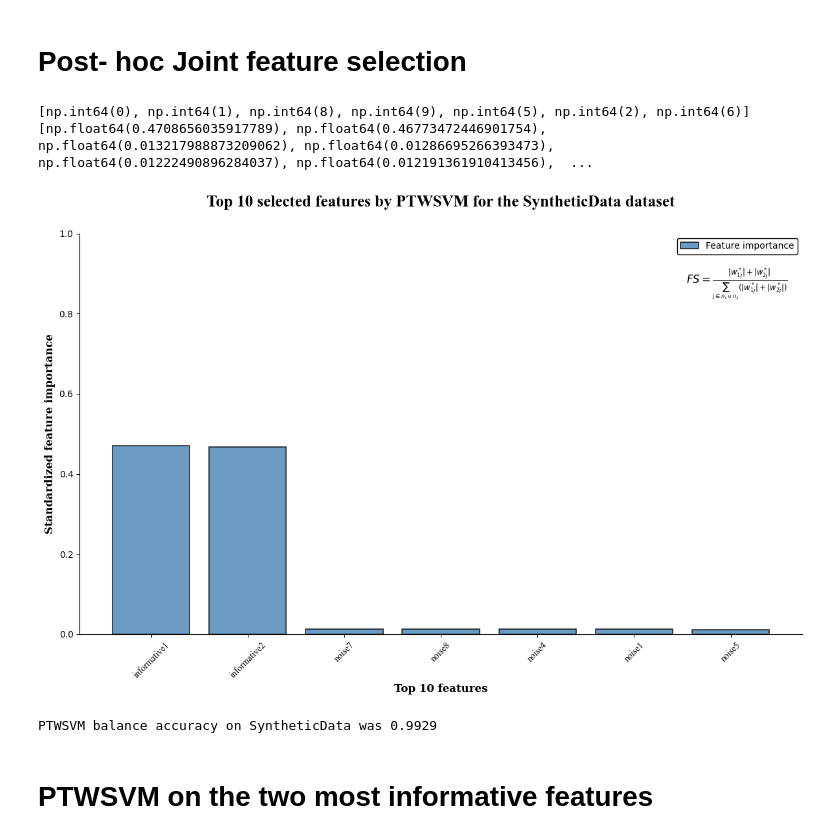
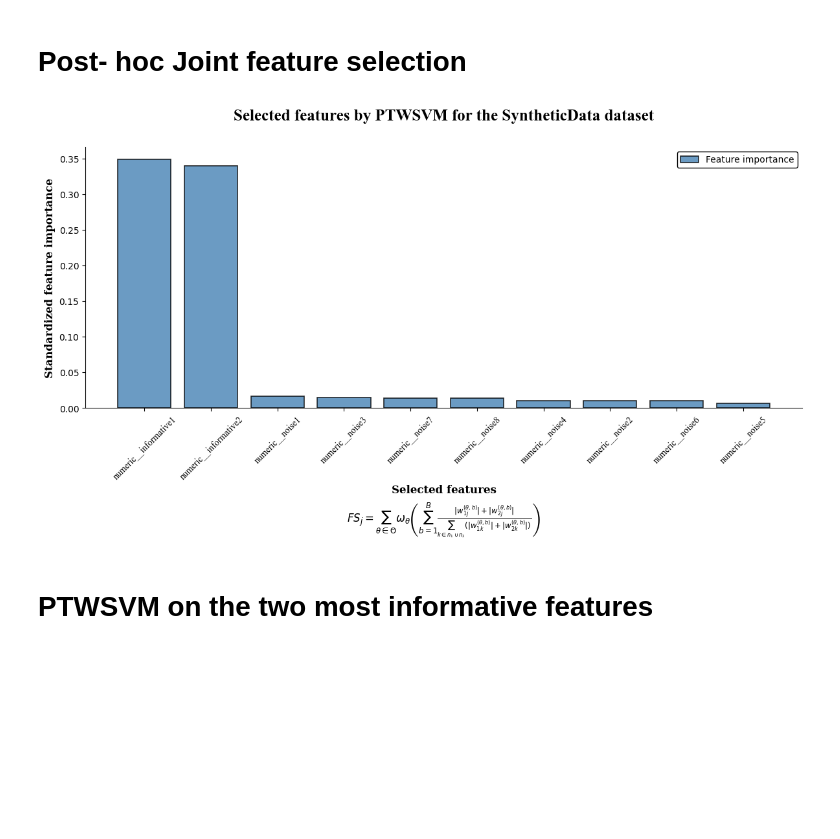
Before and after one commit to danieldelpozuelo-bit/TFM-project, a Jupyter notebook: TWSVM.ipynb, the cells around one changed output. Cells and saved outputs as stored; diff of their text form; code cells hidden in the pictures; blank space fills up the shorter version.

Commit message:
update on tfm.ipynb, corrected post hoc feature selection and representation on 2D

```diff
--- a/TWSVM.ipynb
+++ b/TWSVM.ipynb
@@ -785,10 +785,10 @@ index = X.index.to_numpy()
 
 # Define a simple hyperparameters grid search
 grid = {
-    'c1': np.logspace(-8,7,4, base = 2),
-    'c2': np.logspace(-8,7,4, base = 2),
-    'c3': np.logspace(-8,7,4, base = 2),
-    'c4': np.logspace(-8,7,4, base = 2)
+    'c1': np.logspace(-8,7,5, base = 2),
+    'c2': np.logspace(-8,7,5, base = 2),
+    'c3': np.logspace(-8,7,5, base = 2),
+    'c4': np.logspace(-8,7,5, base = 2)
 }
 
 # Initialize dicts for registering the selected features for each theta, b
@@ -974,10 +956,10 @@ x_max = max(np.max(mse[theta]) for theta in top_theta)
 x_min = min(np.min(mse[theta]) for theta in top_theta)
 
 # Define number of rows and columns on the subplot layout
-n_cols = min(5, len(top_theta))
+n_cols = min(6, len(top_theta))
 n_rows = int(np.ceil(len(top_theta) / n_cols))
 
-fig, axes = plt.subplots(n_rows, n_cols, figsize=(24, 12))
+fig, axes = plt.subplots(n_rows, n_cols, figsize=(32, 22))
 
 # Make axes always iterable as 1D
 axes = np.array(axes).reshape(-1)
@@ -987,7 +969,7 @@ for t, theta in enumerate(top_theta):
     ax = axes[t]
 
     sns.histplot(mse[theta], bins=20, kde=True, stat='density', color='steelblue', edgecolor='black', linewidth= 1.2, ax=ax)
-    ax.set_xlim(x_min - 0.1, x_max + 0.1)# In binary classification, MSE is restricted to the range (0,1)
+    ax.set_xlim(0.0, x_max + 0.005)# In binary classification, MSE is restricted to the range (0,1)
     ax.lines[-1].set_color('darkblue')
     ax.lines[-1].set_linewidth(2)
     ax.axvline(avg_mse[theta], linewidth = 2, color = 'black', linestyle = '--', label = f'Mean = {avg_mse[theta]:.3f}')
@@ -1207,40 +1193,38 @@ for t, theta in enumerate(all_theta):
         fs_scores = joint_fs_score[theta][b]
 
         for fs_idx, fs_score in zip(fs_indices, fs_scores):
             avg_joint_fs_score[t, fs_idx] += fs_score
     avg_joint_fs_score[t] /= B
 
+
 # Weight the average feature importance of each feature at every given theta
 # by the standarize average mse scored by each theta
 post_hoc_joint_fs = avg_joint_fs_score.T @ mse_weights_std
 
 # Sort features by decreasing importance
 post_hoc_joint_fs_idx = np.argsort(post_hoc_joint_fs)[::-1]
 post_hoc_joint_fs = post_hoc_joint_fs[post_hoc_joint_fs_idx]
 
 fig, ax = plt.subplots(figsize = (12,8))
 ax.bar(features_names[post_hoc_joint_fs_idx], post_hoc_joint_fs, color = 'steelblue', alpha = 0.8, label = 'Feature importance', edgecolor = 'black', linewidth = 1.2)
-ax.set_ylim(0,1)
+
 ax.set_title(f'Selected features by PTWSVM for the {dataset_name} dataset', pad = 30, fontdict= title_font)
 ax.set_xticks(np.arange(len(features_names[post_hoc_joint_fs_idx])))
-ax.set_xticklabels(features_names, rotation = 45, fontdict = aux_font)
+ax.set_xticklabels(features_names[post_hoc_joint_fs_idx], rotation = 45, fontdict = aux_font)
 ax.set_xlabel(f'Selected features', fontdict = axes_font)
 ax.set_ylabel(r'Standardized feature importance', fontdict=axes_font)
 ax.legend(loc='upper right', prop={'size': 10}, edgecolor = 'black', framealpha = 1)
 ax.spines['top'].set_visible(False)
 ax.spines['right'].set_visible(False)
 
-ax.annotate(    r'$FS_j = \sum_{\theta \in \Theta}\omega_\theta' r'\left(' r'\frac{1}{B}\sum_{b=1}^{B}'
+ax.annotate(    r'$FS_j = \sum_{\theta \in \Theta}\omega_\theta' r'\left(' r'\sum_{b=1}^{B}'
             r'\frac{|w_{1j}^{(\theta,b)}| + |w_{2j}^{(\theta,b)}|}' r'{\sum_{k \in n_1 \cup n_2}'
             r'(|w_{1k}^{(\theta,b)}| + |w_{2k}^{(\theta,b)}|)}' r'\right)$',
             xy=(.5, -.5), xycoords='axes fraction', ha='center', va='bottom', fontsize=12)
 plt.tight_layout()
 plt.show()
 # %% [output]
-[np.int64(0), np.int64(1), np.int64(8), np.int64(9), np.int64(5), np.int64(2), np.int64(6)]
-[np.float64(0.4708656035917789), np.float64(0.46773472446901754), np.float64(0.013217988873209062), np.float64(0.01286695266393473), np.float64(0.01222490896284037), np.float64(0.012191361910413456),  ...
-[figure, old version]
+[figure, new version]
-PTWSVM balance accuracy on SyntheticData was 0.9929
 # %% [markdown]
 # PTWSVM on the two most informative features
 # %% [markdown]
```
Also changed, not shown: parts of 9 cells of this notebook.
